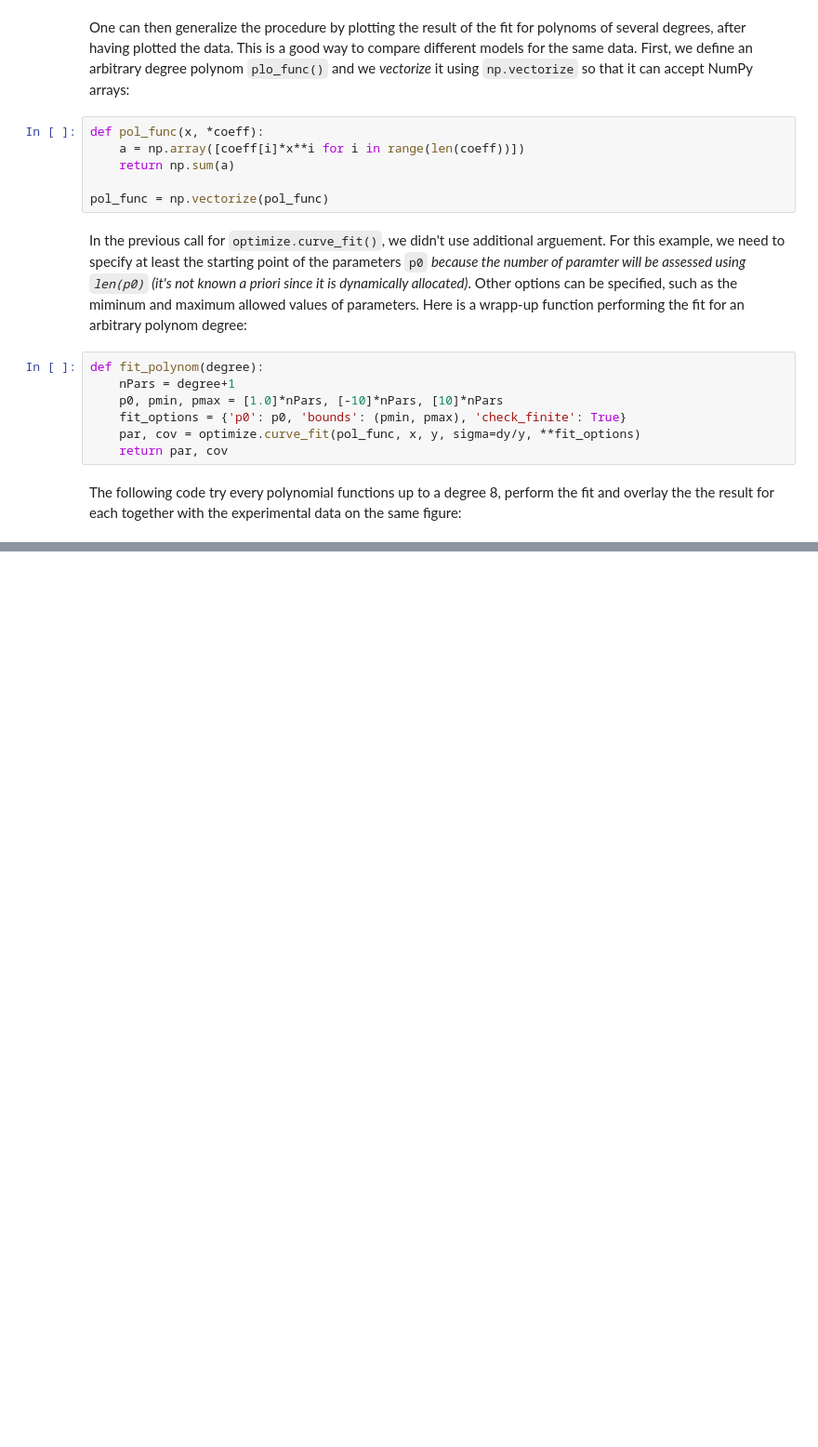
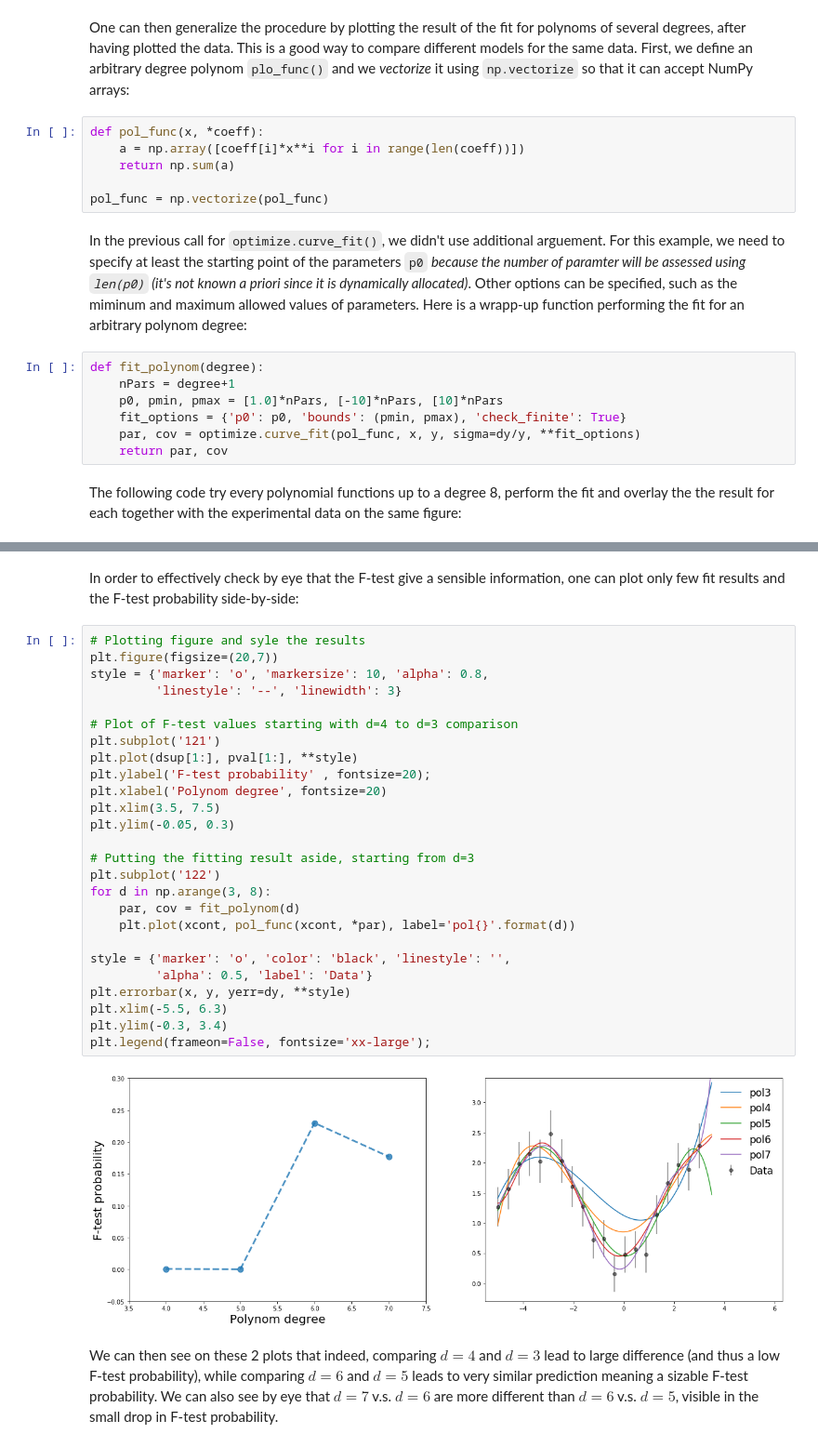
Before and after one commit to MLatCezeaux/intro_numpy, a Jupyter notebook: lecture/1-NumpyIntroduction.ipynb, the cells around one changed output, grey strips where cells are left out. Shown: that part at 93% size. Cells and saved outputs as stored; diff of their text form; blank space fills up the shorter version.

```diff
--- a/lecture/1-NumpyIntroduction.ipynb
+++ b/lecture/1-NumpyIntroduction.ipynb
@@ -658,0 +735,32 @@ plt.xlabel('Degree');
+# %% [markdown]
+In order to effectively check by eye that the F-test give a sensible information, one can plot only few fit results and the F-test probability side-by-side:
+# %%
+# Plotting figure and syle the results
+plt.figure(figsize=(20,7))
+style = {'marker': 'o', 'markersize': 10, 'alpha': 0.8,
+         'linestyle': '--', 'linewidth': 3}
+
+# Plot of F-test values starting with d=4 to d=3 comparison
+plt.subplot('121')
+plt.plot(dsup[1:], pval[1:], **style)
+plt.ylabel('F-test probability' , fontsize=20);
+plt.xlabel('Polynom degree', fontsize=20)
+plt.xlim(3.5, 7.5)
+plt.ylim(-0.05, 0.3)
+
+# Putting the fitting result aside, starting from d=3
+plt.subplot('122')
+for d in np.arange(3, 8):
+    par, cov = fit_polynom(d)
+    plt.plot(xcont, pol_func(xcont, *par), label='pol{}'.format(d))
+
+style = {'marker': 'o', 'color': 'black', 'linestyle': '',
+         'alpha': 0.5, 'label': 'Data'}
+plt.errorbar(x, y, yerr=dy, **style)
+plt.xlim(-5.5, 6.3)
+plt.ylim(-0.3, 3.4)
+plt.legend(frameon=False, fontsize='xx-large');
+# %% [output]
+[figure, added]
+# %% [markdown]
+We can then see on these 2 plots that indeed, comparing $d=4$ and $d=3$ lead to large difference (and thus a low F-test probability), while comparing $d=6$ and $d=5$ leads to very similar prediction meaning a sizable F-test probability. We can also see by eye that $d=7$ v.s. $d=6$ are more different than $d=6$ v.s. $d=5$, visible in the small drop in F-test probability.
```
Also changed, not shown: parts of 35 cells of this notebook, 1 other file.
